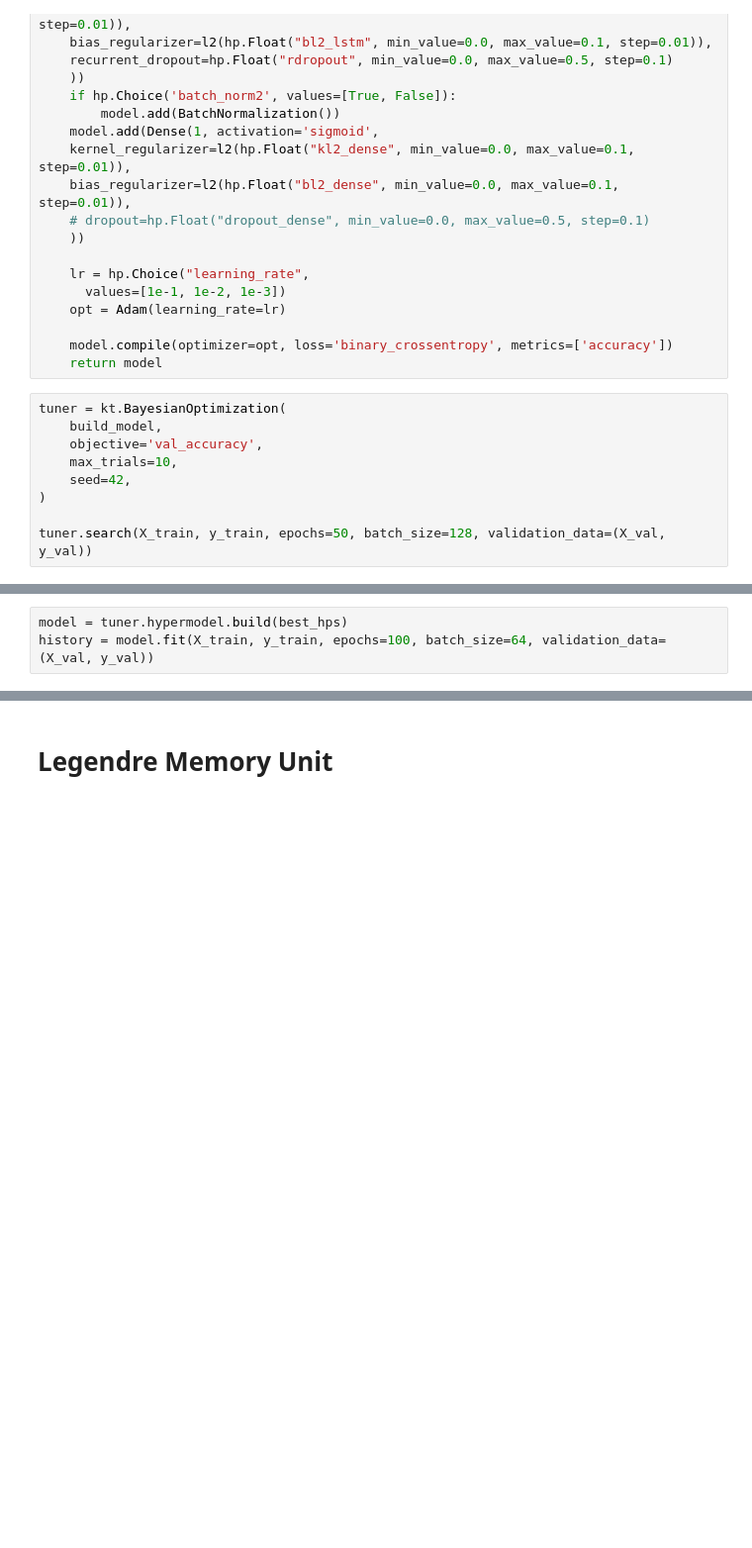
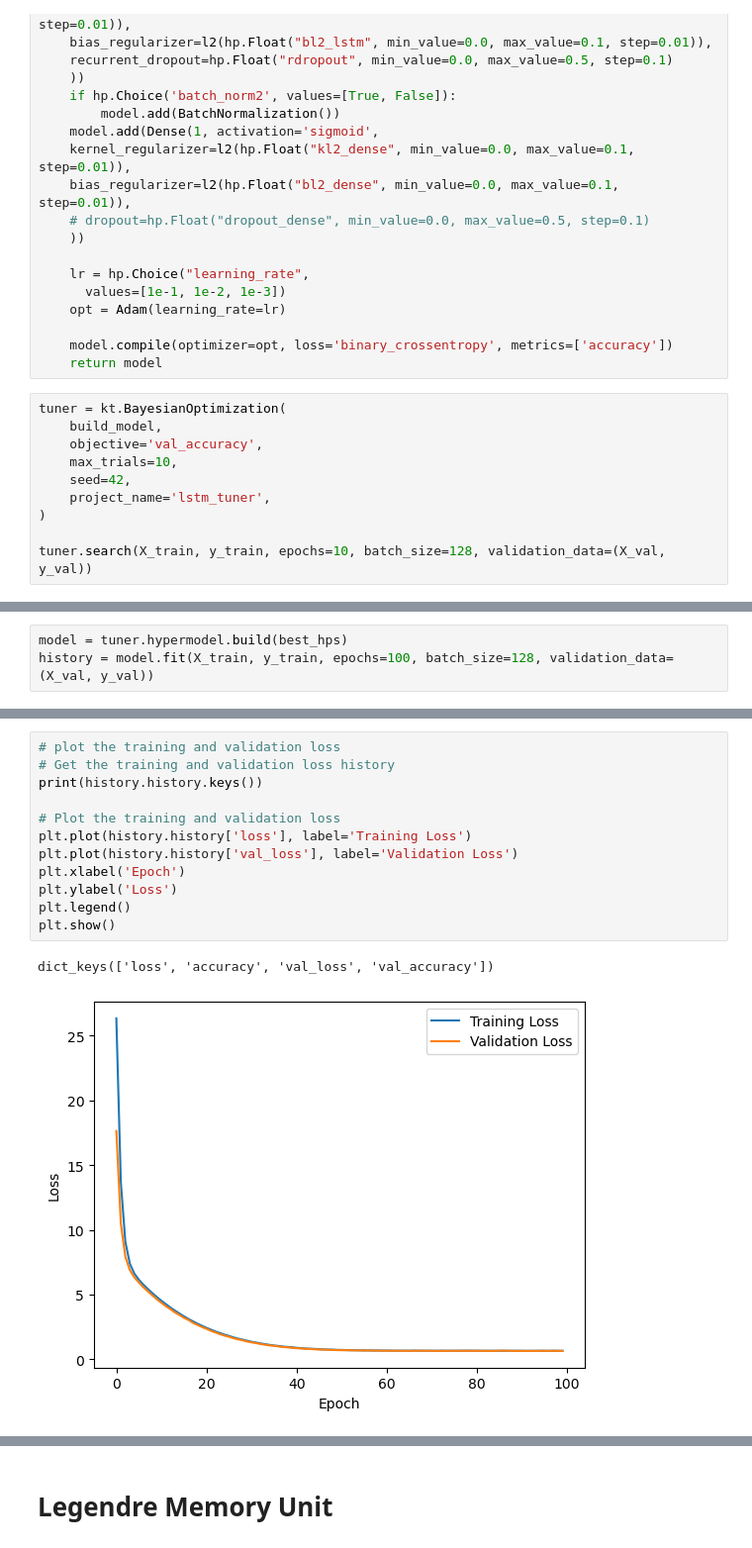
Before and after one commit to anmutechsupport/Energy-Efficient-Decoding-of-EEG-Motor-Imagery-using-Spiking-Legendre-Memory-Units, a Jupyter notebook: ml/training-bci2000.ipynb, the cells around one changed output, grey strips where cells are left out. Shown: that part at 99% size. Drawn from its saved outputs; the diff is of its cells as text; blank space fills up the shorter version.

Commit message:
lstm tuned params

```diff
--- a/ml/training-bci2000.ipynb
+++ b/ml/training-bci2000.ipynb
@@ -885,7 +850,8 @@ tuner = kt.BayesianOptimization(
     objective='val_accuracy',
     max_trials=10,
     seed=42,
+    project_name='lstm_tuner',
 )
 
-tuner.search(X_train, y_train, epochs=50, batch_size=128, validation_data=(X_val, y_val))
+tuner.search(X_train, y_train, epochs=10, batch_size=128, validation_data=(X_val, y_val))
 # %% [output]
@@ -914,3 +869,3 @@ print(best_hps.values)
 # %%
 model = tuner.hypermodel.build(best_hps)
-history = model.fit(X_train, y_train, epochs=100, batch_size=64, validation_data=(X_val, y_val))
+history = model.fit(X_train, y_train, epochs=100, batch_size=128, validation_data=(X_val, y_val))
@@ -916,0 +915,15 @@ history = model.fit(X_train, y_train, epochs=100, batch_size=64, validation_data
+# %%
+# plot the training and validation loss
+# Get the training and validation loss history
+print(history.history.keys())
+
+# Plot the training and validation loss
+plt.plot(history.history['loss'], label='Training Loss')
+plt.plot(history.history['val_loss'], label='Validation Loss')
+plt.xlabel('Epoch')
+plt.ylabel('Loss')
+plt.legend()
+plt.show()
+# %% [output]
+dict_keys(['loss', 'accuracy', 'val_loss', 'val_accuracy'])
+[figure, added]
```
Also changed, not shown: parts of 13 cells of this notebook, 46 other files.
